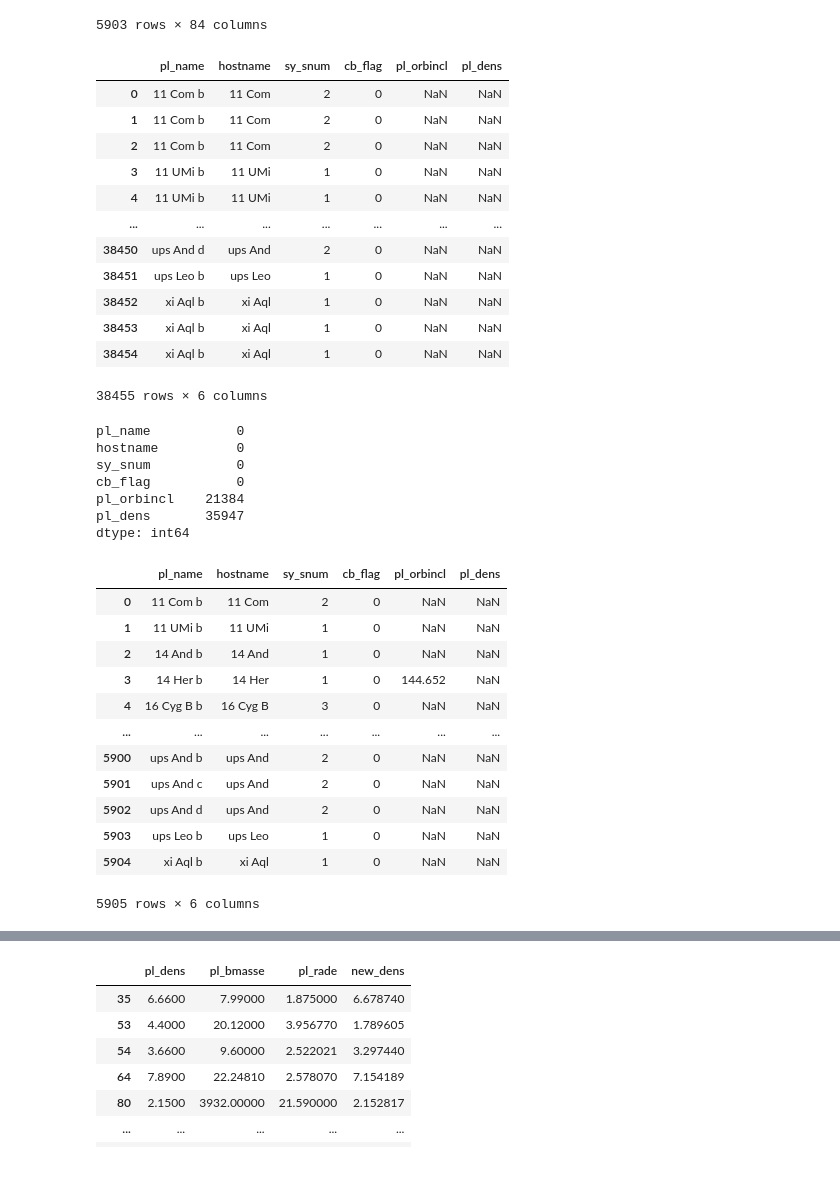
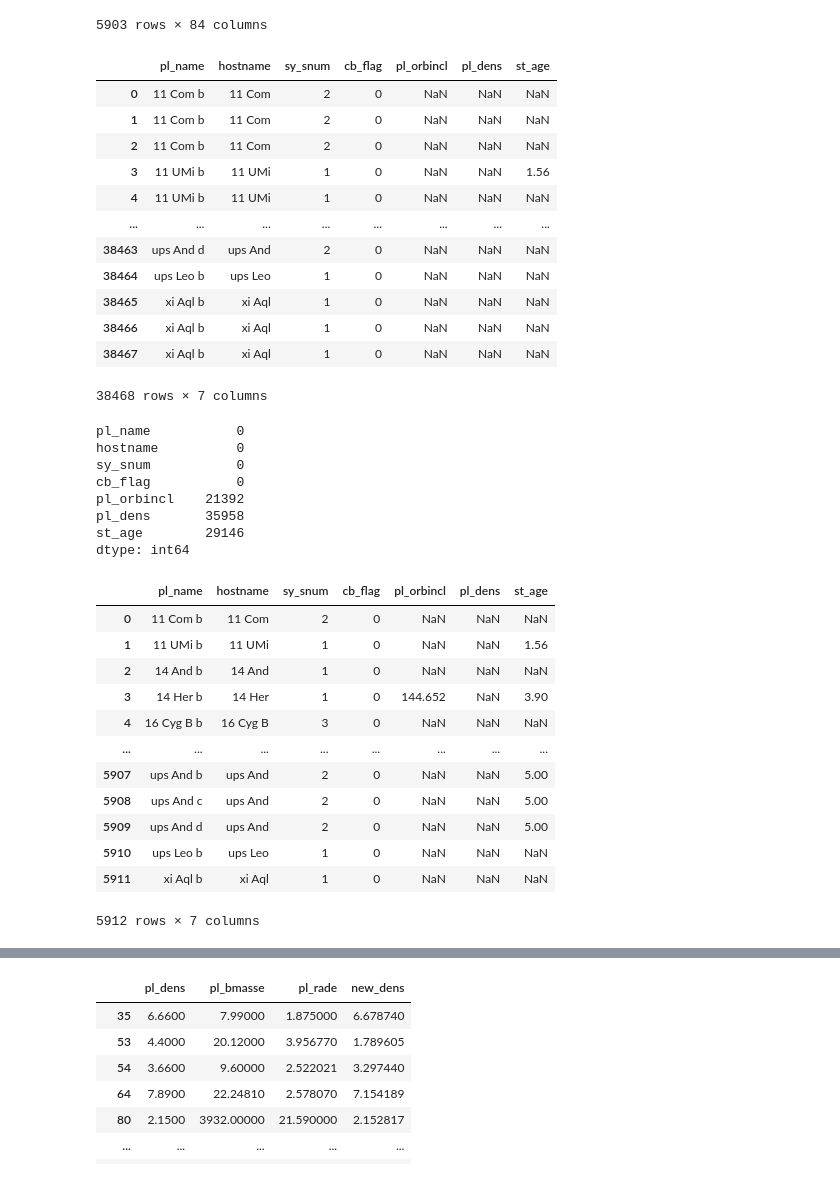
Before and after one commit to nsam160/final_project, a Jupyter notebook: Final Project.ipynb, the cells around one changed output, grey strips where cells are left out. Drawn from its saved outputs; the diff is of its cells as text; code cells hidden in the pictures.

```diff
--- a/Final Project.ipynb
+++ b/Final Project.ipynb
@@ -143,27 +143,27 @@ planets
 # %%
 from astroquery.nasa_exoplanet_archive import NasaExoplanetArchive
 
 tbl = NasaExoplanetArchive.query_criteria(
     table="ps",
-    select="pl_name,hostname,sy_snum,cb_flag,pl_orbincl,pl_dens",
+    select="pl_name,hostname,sy_snum,cb_flag,pl_orbincl,pl_dens,st_age",
     order="pl_name"
 )
 tbl = tbl.to_pandas()
 tbl
 # %% [output]
-|  | pl_name | hostname | sy_snum | cb_flag | pl_orbincl | pl_dens |
-| 0 | 11 Com b | 11 Com | 2 | 0 | NaN | NaN |
-| 1 | 11 Com b | 11 Com | 2 | 0 | NaN | NaN |
-| 2 | 11 Com b | 11 Com | 2 | 0 | NaN | NaN |
-| 3 | 11 UMi b | 11 UMi | 1 | 0 | NaN | NaN |
-| 4 | 11 UMi b | 11 UMi | 1 | 0 | NaN | NaN |
-| ... | ... | ... | ... | ... | ... | ... |
-| 38450 | ups And d | ups And | 2 | 0 | NaN | NaN |
-| 38451 | ups Leo b | ups Leo | 1 | 0 | NaN | NaN |
-| 38452 | xi Aql b | xi Aql | 1 | 0 | NaN | NaN |
-| 38453 | xi Aql b | xi Aql | 1 | 0 | NaN | NaN |
-| 38454 | xi Aql b | xi Aql | 1 | 0 | NaN | NaN |
+|  | pl_name | hostname | sy_snum | cb_flag | pl_orbincl | pl_dens | st_age |
+| 0 | 11 Com b | 11 Com | 2 | 0 | NaN | NaN | NaN |
+| 1 | 11 Com b | 11 Com | 2 | 0 | NaN | NaN | NaN |
+| 2 | 11 Com b | 11 Com | 2 | 0 | NaN | NaN | NaN |
+| 3 | 11 UMi b | 11 UMi | 1 | 0 | NaN | NaN | 1.56 |
+| 4 | 11 UMi b | 11 UMi | 1 | 0 | NaN | NaN | NaN |
+| ... | ... | ... | ... | ... | ... | ... | ... |
+| 38463 | ups And d | ups And | 2 | 0 | NaN | NaN | NaN |
+| 38464 | ups Leo b | ups Leo | 1 | 0 | NaN | NaN | NaN |
+| 38465 | xi Aql b | xi Aql | 1 | 0 | NaN | NaN | NaN |
+| 38466 | xi Aql b | xi Aql | 1 | 0 | NaN | NaN | NaN |
+| 38467 | xi Aql b | xi Aql | 1 | 0 | NaN | NaN | NaN |
-38455 rows × 6 columns
+38468 rows × 7 columns
 # %%
 tbl.isna().sum()
 # %% [output]
@@ -171,26 +171,27 @@ pl_name           0
 hostname          0
 sy_snum           0
 cb_flag           0
-pl_orbincl    21384
-pl_dens       35947
+pl_orbincl    21392
+pl_dens       35958
+st_age        29146
 dtype: int64
 # %%
 grouped_tbl = tbl.groupby(['pl_name', 'hostname', 'sy_snum', 'cb_flag']).max().reset_index()
 grouped_tbl
 # %% [output]
-|  | pl_name | hostname | sy_snum | cb_flag | pl_orbincl | pl_dens |
-| 0 | 11 Com b | 11 Com | 2 | 0 | NaN | NaN |
-| 1 | 11 UMi b | 11 UMi | 1 | 0 | NaN | NaN |
-| 2 | 14 And b | 14 And | 1 | 0 | NaN | NaN |
-| 3 | 14 Her b | 14 Her | 1 | 0 | 144.652 | NaN |
-| 4 | 16 Cyg B b | 16 Cyg B | 3 | 0 | NaN | NaN |
-| ... | ... | ... | ... | ... | ... | ... |
-| 5900 | ups And b | ups And | 2 | 0 | NaN | NaN |
-| 5901 | ups And c | ups And | 2 | 0 | NaN | NaN |
-| 5902 | ups And d | ups And | 2 | 0 | NaN | NaN |
-| 5903 | ups Leo b | ups Leo | 1 | 0 | NaN | NaN |
-| 5904 | xi Aql b | xi Aql | 1 | 0 | NaN | NaN |
+|  | pl_name | hostname | sy_snum | cb_flag | pl_orbincl | pl_dens | st_age |
+| 0 | 11 Com b | 11 Com | 2 | 0 | NaN | NaN | NaN |
+| 1 | 11 UMi b | 11 UMi | 1 | 0 | NaN | NaN | 1.56 |
+| 2 | 14 And b | 14 And | 1 | 0 | NaN | NaN | NaN |
+| 3 | 14 Her b | 14 Her | 1 | 0 | 144.652 | NaN | 3.90 |
+| 4 | 16 Cyg B b | 16 Cyg B | 3 | 0 | NaN | NaN | NaN |
+| ... | ... | ... | ... | ... | ... | ... | ... |
+| 5907 | ups And b | ups And | 2 | 0 | NaN | NaN | 5.00 |
+| 5908 | ups And c | ups And | 2 | 0 | NaN | NaN | 5.00 |
+| 5909 | ups And d | ups And | 2 | 0 | NaN | NaN | 5.00 |
+| 5910 | ups Leo b | ups Leo | 1 | 0 | NaN | NaN | NaN |
+| 5911 | xi Aql b | xi Aql | 1 | 0 | NaN | NaN | NaN |
-5905 rows × 6 columns
+5912 rows × 7 columns
 # %%
 df = pd.read_csv("exoplanet.csv")
 df
```
Also changed, not shown: parts of 2 cells of this notebook, 16 other files.
